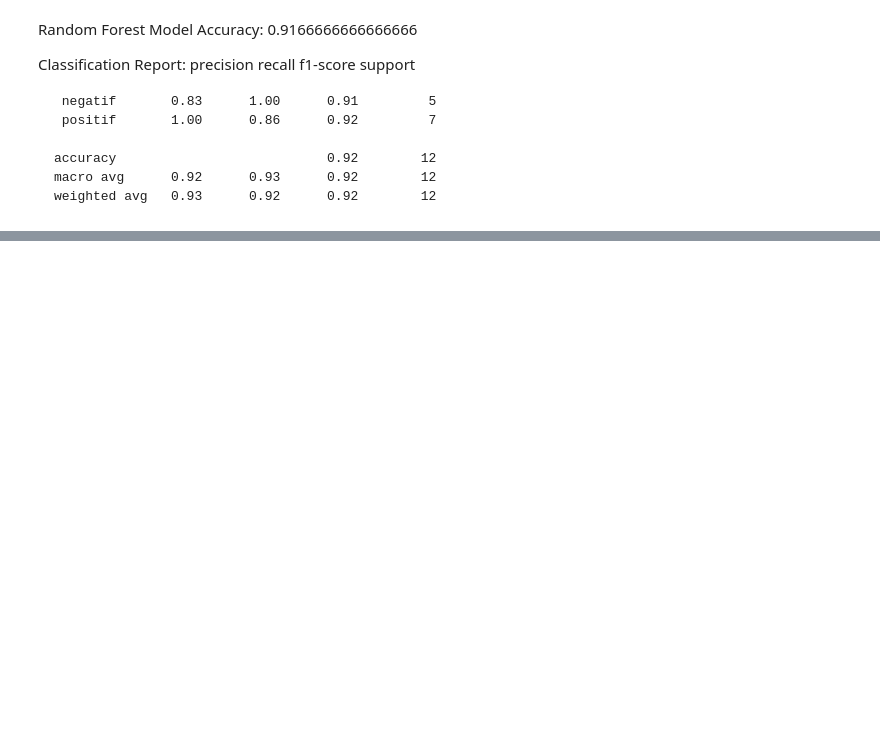
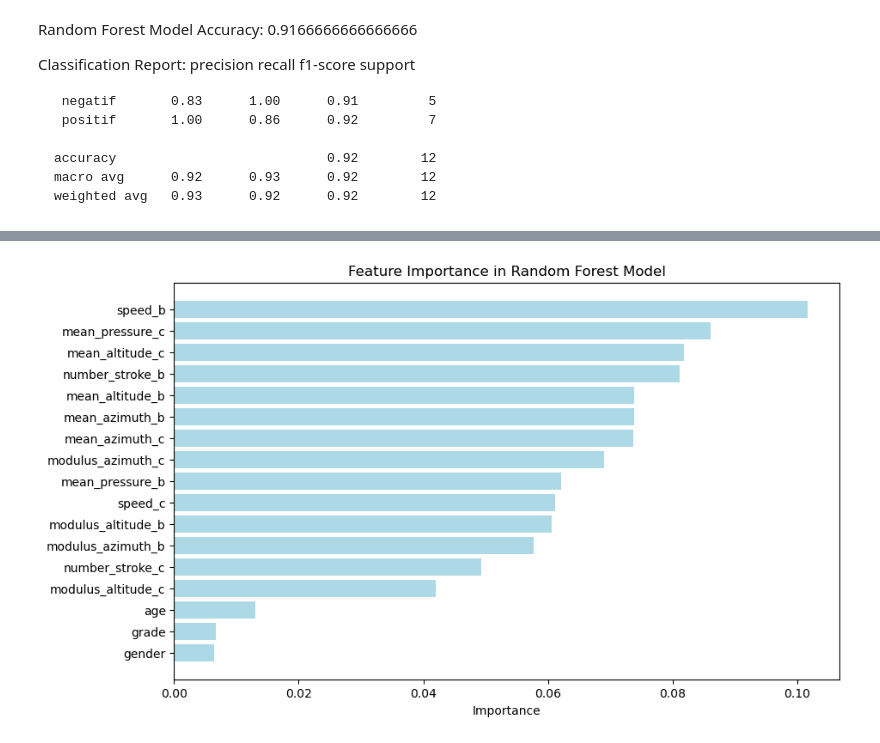
Before and after one commit to Ernawaty2024/handwriting_sentiment_classifier, a Jupyter notebook: ModelData.ipynb, the cells around one changed output, grey strips where cells are left out. Saved outputs shown, nothing was run; the diff lists cells and outputs as text; code cells hidden in the pictures; blank space fills up the shorter version.

```diff
--- a/ModelData.ipynb
+++ b/ModelData.ipynb
@@ -646,0 +662,20 @@ Classification Report:
+# %%
+# Get feature importances from the Random Forest model
+importances = rf_model.feature_importances_
+
+# Create a DataFrame for feature importance
+features = X.columns
+importance_df = pd.DataFrame({'Feature': features, 'Importance': importances})
+
+# Sort by importance
+importance_df = importance_df.sort_values(by='Importance', ascending=False)
+
+# Plot feature importance
+plt.figure(figsize=(10, 6))
+plt.barh(importance_df['Feature'], importance_df['Importance'], color='lightblue')
+plt.xlabel('Importance')
+plt.title('Feature Importance in Random Forest Model')
+plt.gca().invert_yaxis()  # To have the most important feature at the top
+plt.show()
+# %% [output]
+[figure, added]
```
Also changed, not shown: parts of 46 cells of this notebook.
